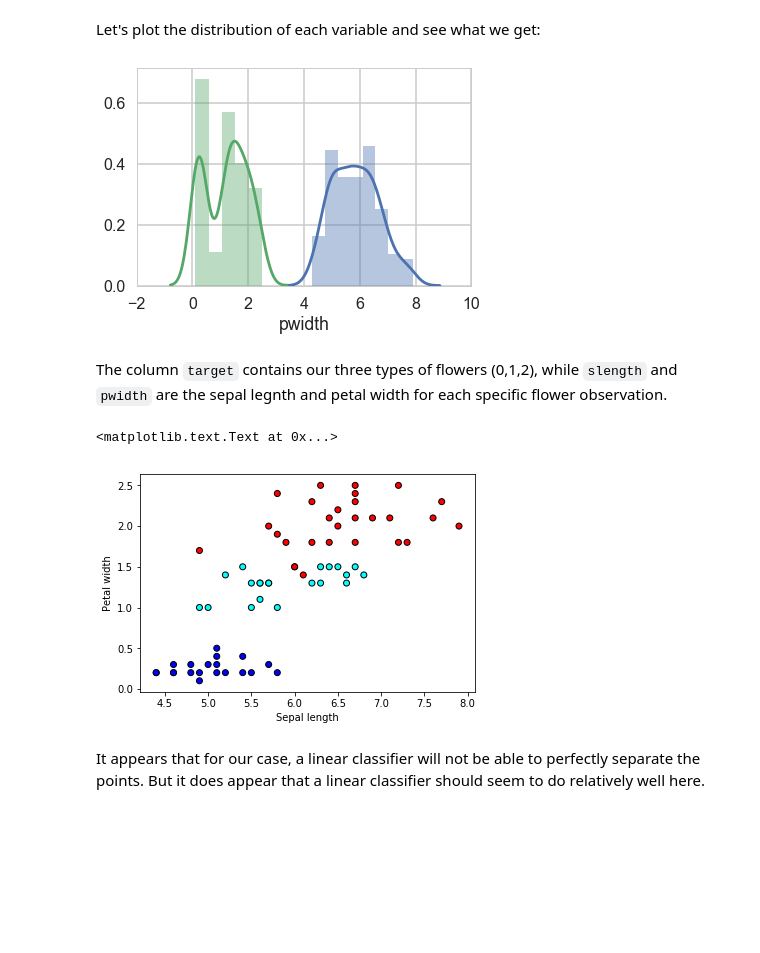
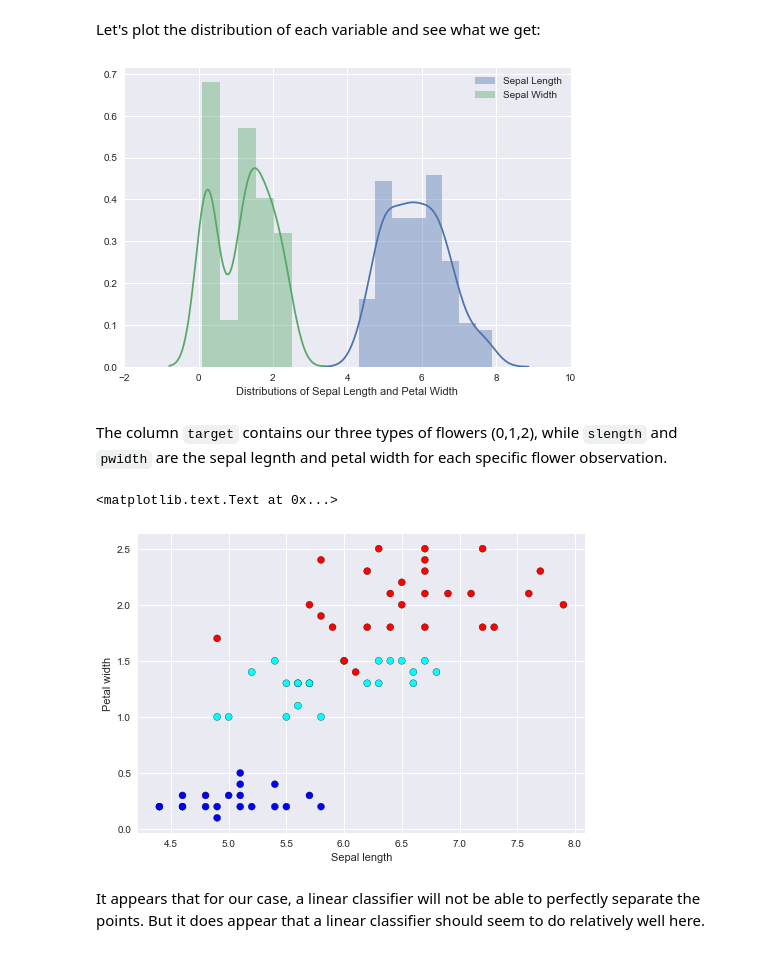
Before and after one commit to cs109/a-2017, a Jupyter notebook: Sections/Standard/section_8_student.ipynb, the cells around one changed output. Drawn from its saved outputs; the diff is of its cells as text; code cells hidden in the pictures; blank space fills up the shorter version.

```diff
--- a/Sections/Standard/section_8_student.ipynb
+++ b/Sections/Standard/section_8_student.ipynb
@@ -130,11 +130,13 @@ data_train_2.head()
 # %% [markdown]
 Let's plot the distribution of each variable and see what we get:
 # %%
-sns.distplot(df.slength);
-sns.distplot(df.pwidth);
+sns.set() # Calling this defaults to regular seaborn plotting, with the gray background.
+sns.distplot(df.slength)
+sns.distplot(df.pwidth).set(xlabel='Distributions of Sepal Length and Petal Width')
+plt.legend(['Sepal Length', 'Sepal Width'])
 plt.xlim(-2,10);
 # %% [output]
-[figure, old version]
+[figure, new version]
 # %% [markdown]
 The column `target` contains our three types of flowers (0,1,2), while `slength` and `pwidth` are the sepal legnth and petal width for each specific flower observation.
 # %%
@@ -146,7 +148,7 @@ plt.xlabel('Sepal length')
 plt.ylabel('Petal width')
 # %% [output]
 <matplotlib.text.Text at 0x...>
-[figure, old version]
+[figure, new version]
 # %% [markdown]
 It appears that for our case, a linear classifier will not be able to perfectly separate the points. But it does appear that a linear classifier should seem to do relatively well here.
 # %% [markdown]
```
Also changed, not shown: parts of 5 cells of this notebook.
